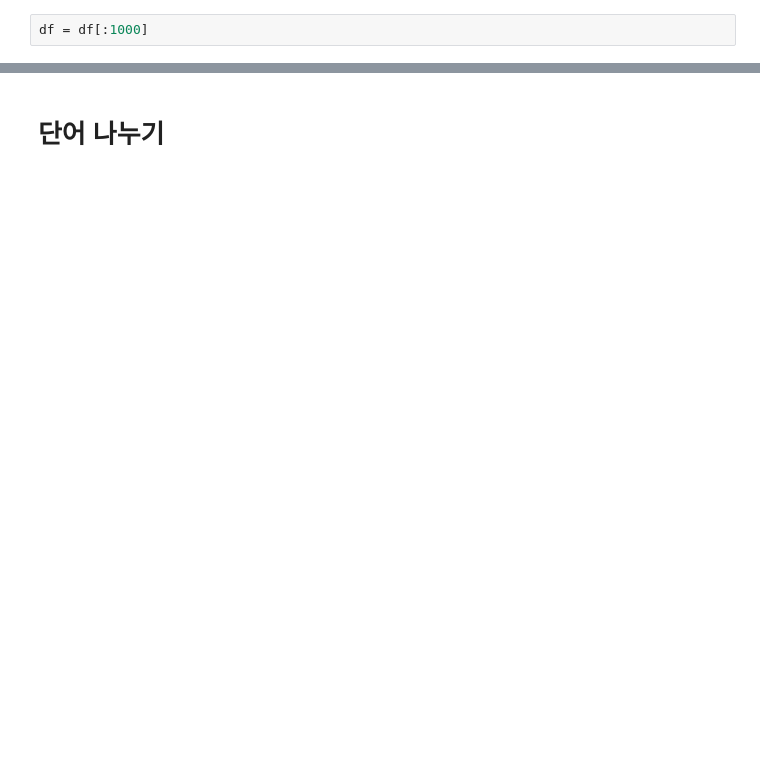
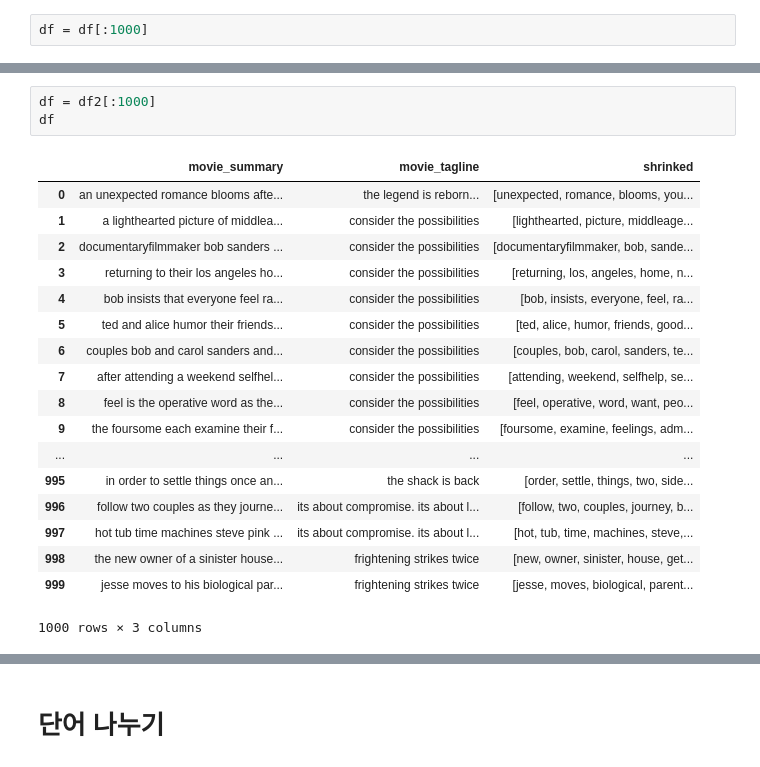
Before and after one commit to DHK810/AIcopywriter, a Jupyter notebook: 1030_seq2seq_1000epoch.ipynb, the cells around one changed output, grey strips where cells are left out. Drawn from its saved outputs; the diff is of its cells as text; blank space fills up the shorter version.

```diff
--- a/1030_seq2seq_1000epoch.ipynb
+++ b/1030_seq2seq_1000epoch.ipynb
@@ -137,0 +243,22 @@ df = df[:1000]
+# %%
+df = df2[:1000]
+df
+# %% [output]
+|  | movie_summary | movie_tagline | shrinked |
+| 0 | an unexpected romance blooms afte... | the legend is reborn... | [unexpected, romance, blooms, you... |
+| 1 | a lighthearted picture of middlea... | consider the possibilities | [lighthearted, picture, middleage... |
+| 2 | documentaryfilmmaker bob sanders ... | consider the possibilities | [documentaryfilmmaker, bob, sande... |
+| 3 | returning to their los angeles ho... | consider the possibilities | [returning, los, angeles, home, n... |
+| 4 | bob insists that everyone feel ra... | consider the possibilities | [bob, insists, everyone, feel, ra... |
+| 5 | ted and alice humor their friends... | consider the possibilities | [ted, alice, humor, friends, good... |
+| 6 | couples bob and carol sanders and... | consider the possibilities | [couples, bob, carol, sanders, te... |
+| 7 | after attending a weekend selfhel... | consider the possibilities | [attending, weekend, selfhelp, se... |
+| 8 | feel is the operative word as the... | consider the possibilities | [feel, operative, word, want, peo... |
+| 9 | the foursome each examine their f... | consider the possibilities | [foursome, examine, feelings, adm... |
+| ... | ... | ... | ... |
+| 995 | in order to settle things once an... | the shack is back | [order, settle, things, two, side... |
+| 996 | follow two couples as they journe... | its about compromise. its about l... | [follow, two, couples, journey, b... |
+| 997 | hot tub time machines steve pink ... | its about compromise. its about l... | [hot, tub, time, machines, steve,... |
+| 998 | the new owner of a sinister house... | frightening strikes twice | [new, owner, sinister, house, get... |
+| 999 | jesse moves to his biological par... | frightening strikes twice | [jesse, moves, biological, parent... |
+1000 rows × 3 columns
```
Also changed, not shown: parts of 34 cells of this notebook, 4 other files.
